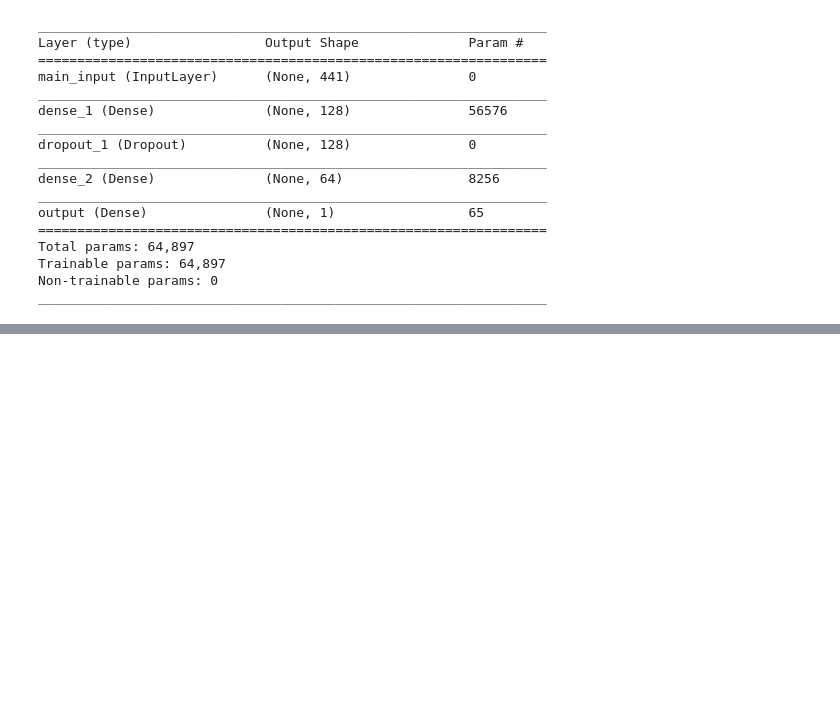
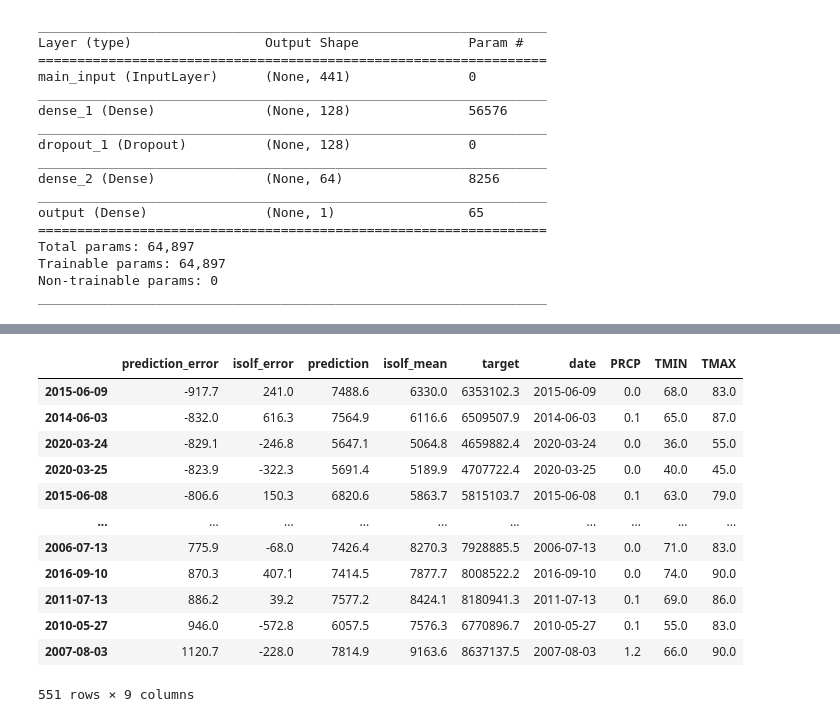
Before and after one commit to andrew-harding-gh/nexml-nyiso, a Jupyter notebook: nexml_nyiso/notebooks/model.ipynb, the cells around one changed output, grey strips where cells are left out. Drawn from its saved outputs; the diff is of its cells as text; code cells hidden in the pictures; blank space fills up the shorter version.

```diff
--- a/nexml_nyiso/notebooks/model.ipynb
+++ b/nexml_nyiso/notebooks/model.ipynb
@@ -179,0 +123,2 @@ get_screenshot_as_png(pred_plot, driver=None)
+# %%
+eval_results, pred_plot = model_scoring.eval(model, mean, std)
@@ -179,0 +134,16 @@ get_screenshot_as_png(pred_plot, driver=None)
+# %%
+eval_results
+# %% [output]
+|  | prediction_error | isolf_error | prediction | isolf_mean | target | date | PRCP | TMIN | TMAX |
+| 2015-06-09 | -917.7 | 241.0 | 7488.6 | 6330.0 | 6353102.3 | 2015-06-09 | 0.0 | 68.0 | 83.0 |
+| 2014-06-03 | -832.0 | 616.3 | 7564.9 | 6116.6 | 6509507.9 | 2014-06-03 | 0.1 | 65.0 | 87.0 |
+| 2020-03-24 | -829.1 | -246.8 | 5647.1 | 5064.8 | 4659882.4 | 2020-03-24 | 0.0 | 36.0 | 55.0 |
+| 2020-03-25 | -823.9 | -322.3 | 5691.4 | 5189.9 | 4707722.4 | 2020-03-25 | 0.0 | 40.0 | 45.0 |
+| 2015-06-08 | -806.6 | 150.3 | 6820.6 | 5863.7 | 5815103.7 | 2015-06-08 | 0.1 | 63.0 | 79.0 |
+| ... | ... | ... | ... | ... | ... | ... | ... | ... | ... |
+| 2006-07-13 | 775.9 | -68.0 | 7426.4 | 8270.3 | 7928885.5 | 2006-07-13 | 0.0 | 71.0 | 83.0 |
+| 2016-09-10 | 870.3 | 407.1 | 7414.5 | 7877.7 | 8008522.2 | 2016-09-10 | 0.0 | 74.0 | 90.0 |
+| 2011-07-13 | 886.2 | 39.2 | 7577.2 | 8424.1 | 8180941.3 | 2011-07-13 | 0.1 | 69.0 | 86.0 |
+| 2010-05-27 | 946.0 | -572.8 | 6057.5 | 7576.3 | 6770896.7 | 2010-05-27 | 0.1 | 55.0 | 83.0 |
+| 2007-08-03 | 1120.7 | -228.0 | 7814.9 | 9163.6 | 8637137.5 | 2007-08-03 | 1.2 | 66.0 | 90.0 |
+551 rows × 9 columns
```
Also changed, not shown: parts of 10 cells of this notebook, 3 other files.
